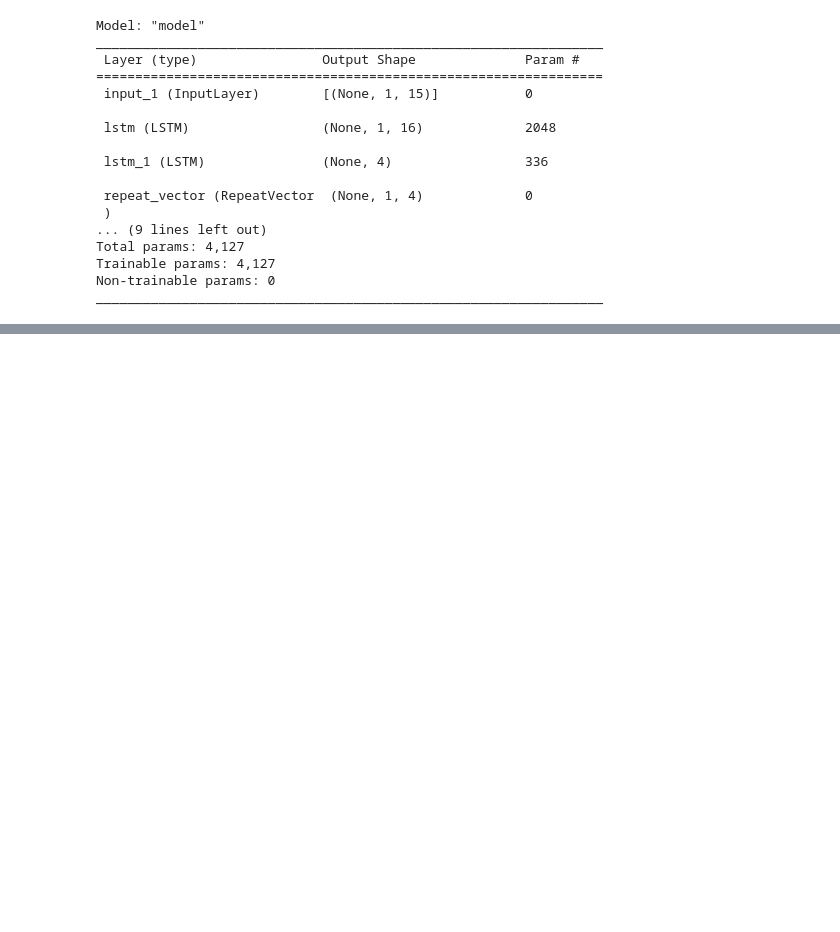
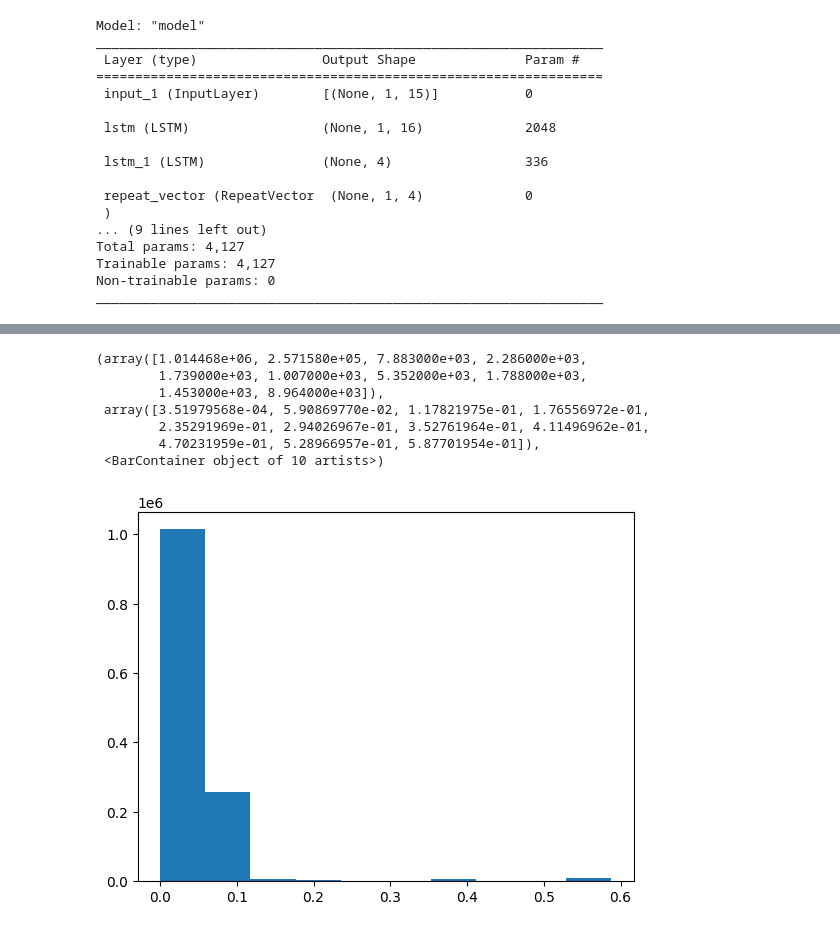
Before and after one commit to WilliamLu1999/Data-ML-Projects, a Jupyter notebook: anomaly_detection_time_series_metro/Unsupervised_Anomaly_Detection_Time_Series_Metro_Predictive_Maintenance.ipynb, the cells around one changed output, grey strips where cells are left out. Saved outputs shown, nothing was run; the diff lists cells and outputs as text; code cells hidden in the pictures; blank space fills up the shorter version.

Commit message:
isolation forest, LSTM Auto Encoder, One Class SVM

```diff
--- a/anomaly_detection_time_series_metro/Unsupervised_Anomaly_Detection_Time_Series_Metro_Predictive_Maintenance.ipynb
+++ b/anomaly_detection_time_series_metro/Unsupervised_Anomaly_Detection_Time_Series_Metro_Predictive_Maintenance.ipynb
@@ -644,12 +654,13 @@ plt.xlim([0,0.2])
 # same for testing
 X_pred_test = model_lstm.predict(test_lstm)
 X_pred_test = X_pred_test.reshape(X_pred_test.shape[0],X_pred_test.shape[2])
-X_pred_test=pd.DataFrame(X_pred_test,columns=test_f.columms)
+X_pred_test = pd.DataFrame(X_pred_test,columns=test_f.columns)
 X_pred_test.index=test_f.index
 
-test_score = pdf.DataFrame(index=test_f.index)
-Xtest=test_lstm.reshape(Xtest.shape[0],Xtest.shape[2])
-test_score['loss mae'] = np.mean(np.abs(X_pred_test-Xtest,axis=1))
-test_score['Threshold'] = 0.275
+test_score = pd.DataFrame(index=test_f.index)
+Xtest=test_lstm.reshape(test_lstm.shape[0],test_lstm.shape[2])
+test_score['loss mae'] = np.mean(np.abs(X_pred_test-Xtest),axis=1)
+
+test_score['Threshold'] = 0.4
 test_score['Anomaly'] = test_score['loss mae'] > test_score['Threshold']
 test_score.head()
@@ -655,0 +691,11 @@ test_score.head()
+# %%
+plt.hist(test_score['loss mae'])
+# %% [output]
+(array([1.014468e+06, 2.571580e+05, 7.883000e+03, 2.286000e+03,
+        1.739000e+03, 1.007000e+03, 5.352000e+03, 1.788000e+03,
+        1.453000e+03, 8.964000e+03]),
+ array([3.51979568e-04, 5.90869770e-02, 1.17821975e-01, 1.76556972e-01,
+        2.35291969e-01, 2.94026967e-01, 3.52761964e-01, 4.11496962e-01,
+        4.70231959e-01, 5.28966957e-01, 5.87701954e-01]),
+ <BarContainer object of 10 artists>)
+[figure, added]
```
Also changed, not shown: parts of 8 cells of this notebook.
